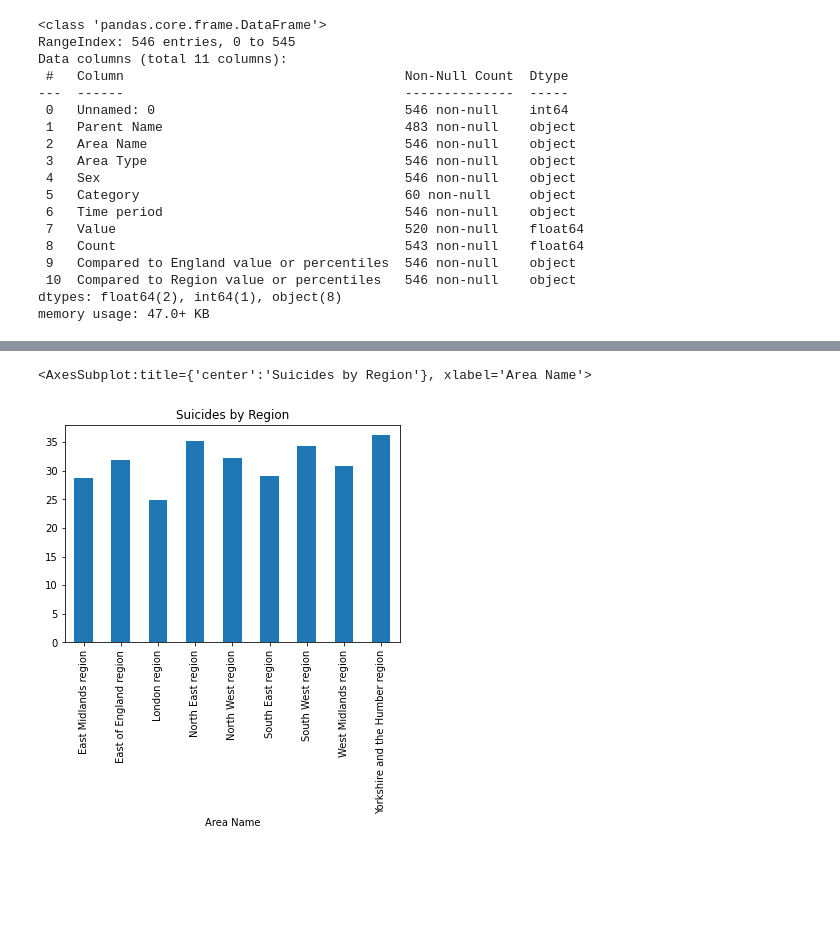
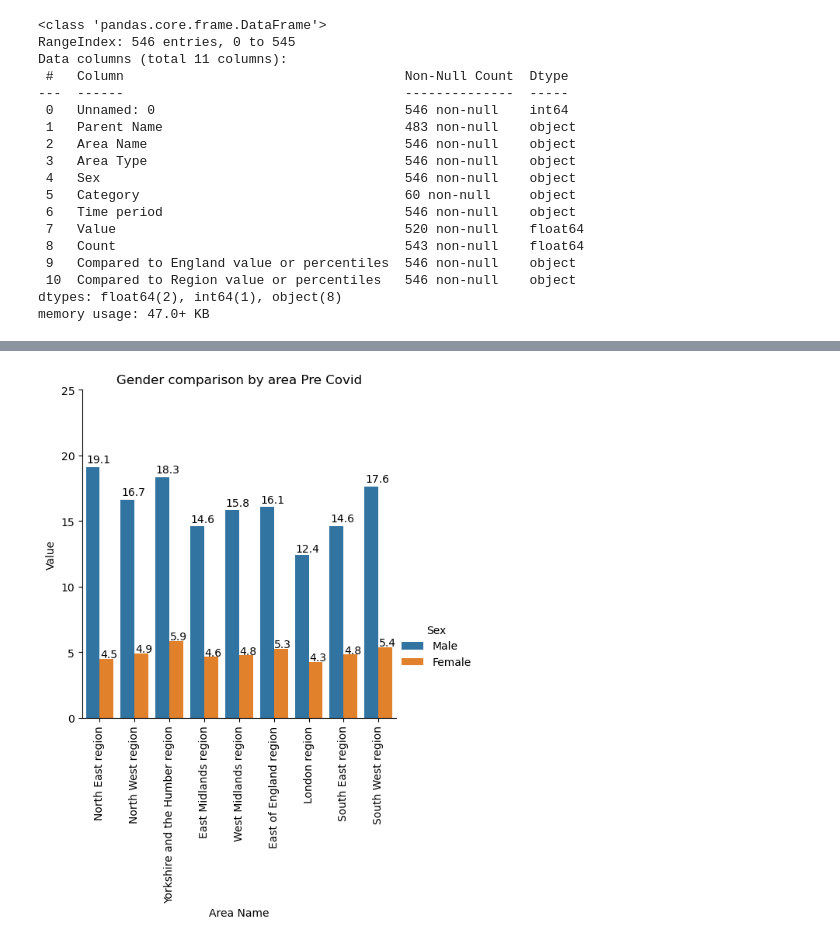
Before and after one commit to HJandu/Project_1_Covid19, a Jupyter notebook: Test Graphs.ipynb, the cells around one changed output, grey strips where cells are left out. Drawn from its saved outputs; the diff is of its cells as text; code cells hidden in the pictures; blank space fills up the shorter version.

```diff
--- a/Test Graphs.ipynb
+++ b/Test Graphs.ipynb
@@ -122,5 +111,21 @@ region_df.groupby(["Area Name"])["Count"].sum().reset_index(name="Count").plot.b
-# %%
-region_df.groupby(["Area Name"])["Value"].sum().reset_index(name="Value").plot.bar(x="Area Name",y="Value",legend=False,title="Suicides by Region")
-# %% [output]
-<AxesSubplot:title={'center':'Suicides by Region'}, xlabel='Area Name'>
-[figure, removed]
+# %%
+g = sns.catplot(x = "Area Name",       # x variable name
+            y = "Value",       # y variable name
+            hue = "Sex",  # group variable name
+            data = region_df,     # dataframe to plot
+            kind = "bar",
+           errorbar= None,
+            legend='auto'
+               )
+ax = g.facet_axis(0, 0)
+for p in ax.patches:
+    ax.text(p.get_x() + 0.015,
+            p.get_height() * 1.02,
+            '{0:.1f}'.format(p.get_height()),
+            color='black', rotation='horizontal', size='medium')
+plt.xticks(rotation=90)
+plt.title("Gender comparison by area Pre Covid")
+plt.ylim(0, 25)
+plt.show()
+# %% [output]
+[figure, added]
```
Also changed, not shown: parts of 13 cells of this notebook.
